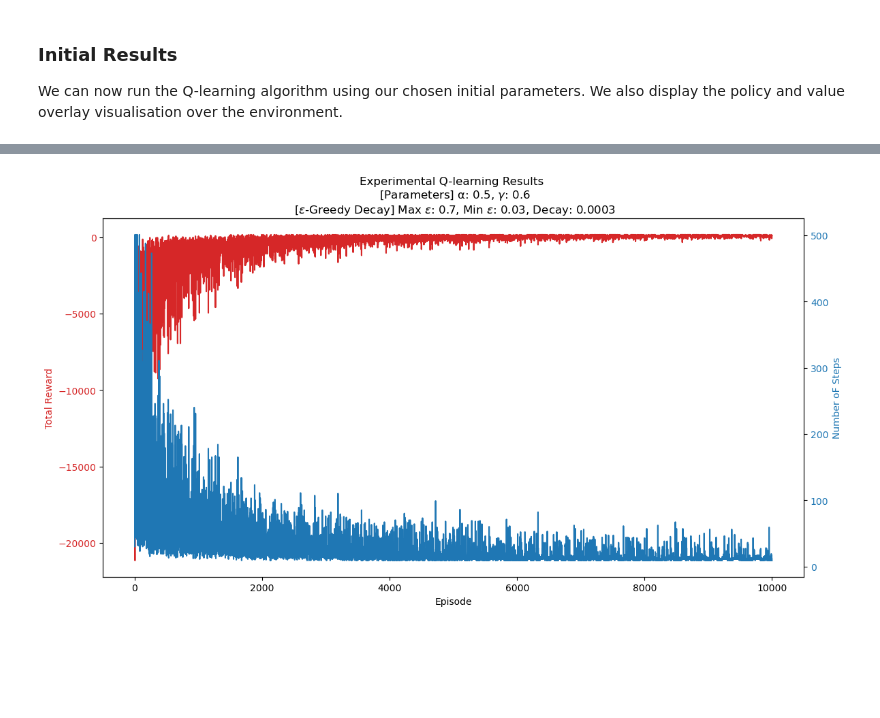
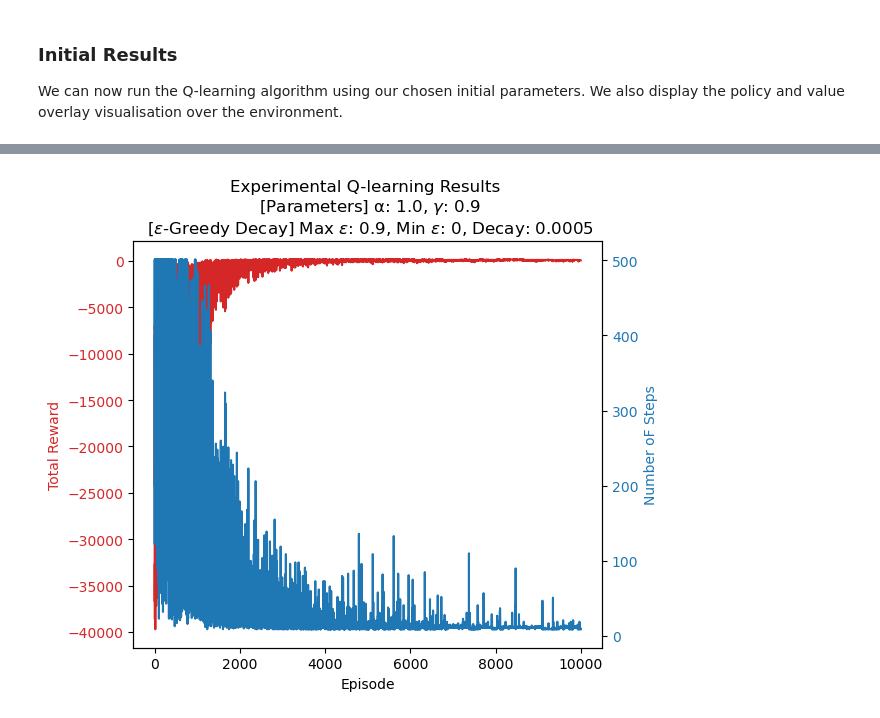
Before and after one commit to yasirbarlas/tabular-deep-reinforcement-learning, a Jupyter notebook: basic-tasks/basic-tasks.ipynb, the cells around one changed output, grey strips where cells are left out. Cells and saved outputs as stored; diff of their text form; code cells hidden in the pictures; blank space fills up the shorter version.

```diff
--- a/basic-tasks/basic-tasks.ipynb
+++ b/basic-tasks/basic-tasks.ipynb
@@ -548,8 +548,29 @@ class Q_Learner(object):
         ucb_values = Q_table[s, :] + const * np.sqrt(np.log(t + 1) / (np.sum(Q_table[s, :] > 0) + 1e-6))
         return np.argmax(ucb_values)
 
+    # Softmax Policy
+    def softmax_boltzmann(self, env, Q_table, s, tau):
+        # Softmax action selection (Boltzmann exploration)
+        action_values = Q_table[s, :]
+
+        # Subtract the maximum action-value to prevent overflow
+        max_value = np.max(action_values)
+        shifted_values = action_values - max_value
+
+        # Compute the log-sum-exp of the shifted action-values
+        logsumexp = np.log(np.sum(np.exp(shifted_values / tau)))
+
+        # Compute the exponentiated action-values
+        exp_values = np.exp(shifted_values / tau - logsumexp)
+
+        # Normalise to obtain action probabilities
+        action_probs = exp_values / np.sum(exp_values)
+
+        # Choose an action based on the computed probabilities
+        return np.random.choice(len(action_probs))
+
     # Train the agent
-    def train(self, env, Q_table, total_episodes = 10000, min_epsilon = 0.15, max_epsilon = 0.9, decay_rate = 0.0005, gamma = 0.8, alpha = 0.6, const = 1, policy = "epsilon-greedy"):
+    def train(self, env, Q_table, total_episodes = 10000, min_epsilon = 0.15, max_epsilon = 0.9, decay_rate = 0.0005, gamma = 0.8, alpha = 0.6, const = 1, tau = 1, policy = "epsilon-greedy"):
         # Define lists for logging statistics
         episode_rewards = []
         time_stamps = []
@@ -557,6 +578,8 @@ class Q_Learner(object):
         for episode in range(total_episodes):
             # Epsilon Decay (if epsilon is used in the policy)
             epsilon = min_epsilon + (max_epsilon - min_epsilon) * np.exp(- decay_rate * episode)
+            # Tau Decay (if tau is used in the policy)
+            tau = tau * np.exp(-decay_rate * episode)
             rewards = 0
             V = final_values[-1].copy()
             # Reset the environment
@@ -569,6 +592,8 @@ class Q_Learner(object):
                     a_t = self.upper_confidence_bound(env, Q_table, s_t, t, const)
                 elif policy == "epsilon-greedy":
                     a_t = self.epsilon_greedy(env, Q_table, s_t, epsilon)
+                elif policy == "softmax":
+                    a_t = self.softmax_boltzmann(env, Q_table, s_t, tau)
 
                 t, s_t_1, r_t_1, done_ = env.step(a_t)
 
@@ -743,14 +772,14 @@ We experiment with different parameters for the Q-learning algorithm and policy.
 # %%
 # Q-learning parameters
-alpha = 0.5
-gamma = 0.6
+alpha = 1.0
+gamma = 0.9
 total_episodes = 10000
 
 # Exploration-Exploitation parameters (Epsilon-Greedy, with Epsilon decay)
 policy = "epsilon-greedy"
-max_epsilon = 0.7
-min_epsilon = 0.03
-decay_rate = 0.0003
+max_epsilon = 0.9
+min_epsilon = 0
+decay_rate = 0.0005
 
 # Set Initial Q-table (we use zeroes, but random numbers from a uniform [0, 1) distribution work too)
 Q_table = np.zeros((vacuum_environment.get_state_size(), vacuum_environment.get_action_size()))
@@ -778,24 +813,24 @@ Wall time: 9.3 s
 # %%
-fig, ax1 = plt.subplots(figsize = (12, 6))
+fig, ax1 = plt.subplots()
 
 ax1.set_xlabel("Episode")
 ax1.set_ylabel("Total Reward", color = "tab:red")
 ax1.plot(total_rewards, color = "tab:red")
 ax1.tick_params(axis = "y", labelcolor = "tab:red")
 
 ax2 = ax1.twinx()
 
 ax2.set_ylabel("Number oF Steps", color = "tab:blue")
 ax2.plot(time_stamps, color = "tab:blue")
 ax2.tick_params(axis = "y", labelcolor = "tab:blue")
 
 fig.tight_layout()
 
 plt.title(f"Experimental Q-learning Results \n [Parameters] α: {alpha}, $\gamma$: {gamma} \n [$\epsilon$-Greedy Decay] Max $\epsilon$: {max_epsilon}, Min $\epsilon$: {min_epsilon}, Decay: {decay_rate}")
-plt.savefig("experiment_q_combined_1.pdf")
+plt.savefig("experiment_q_combined_1.pdf", bbox_inches = "tight")
 plt.show()
 # %% [output]
-[figure, old version]
+[figure, new version]
 # %%
 %%time
 # Gather statistics of agent evaluation
```
Also changed, not shown: parts of 31 cells of this notebook.
